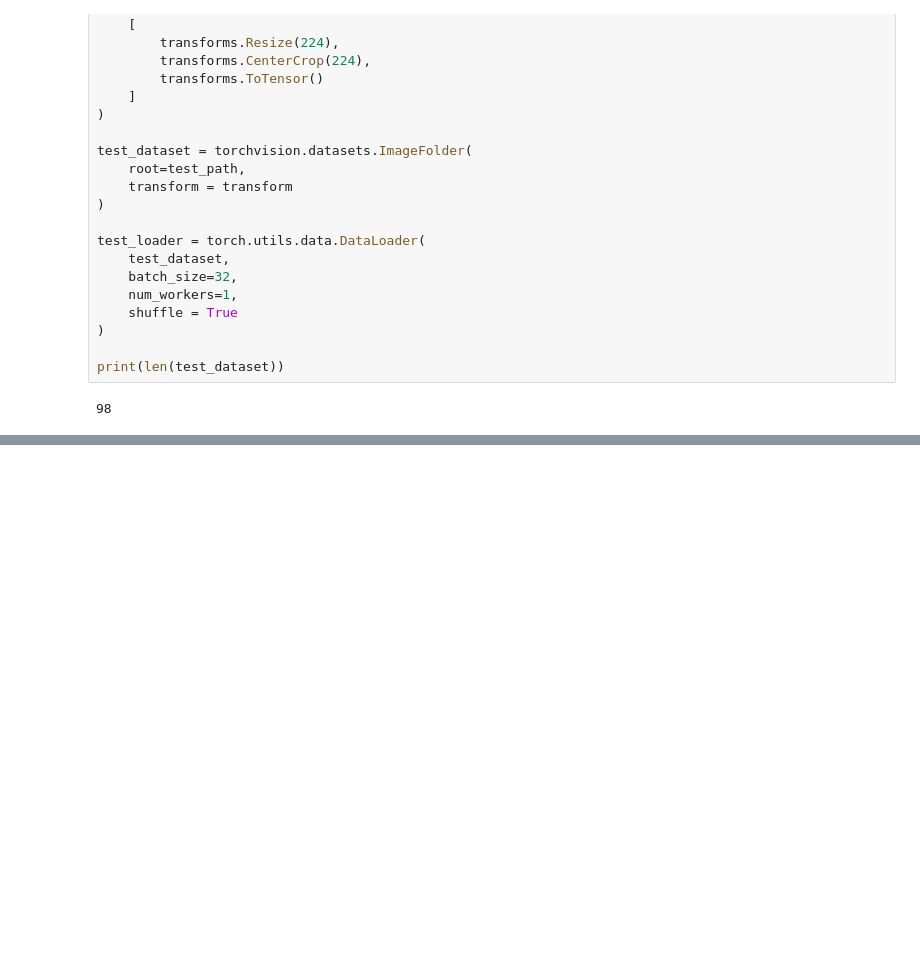
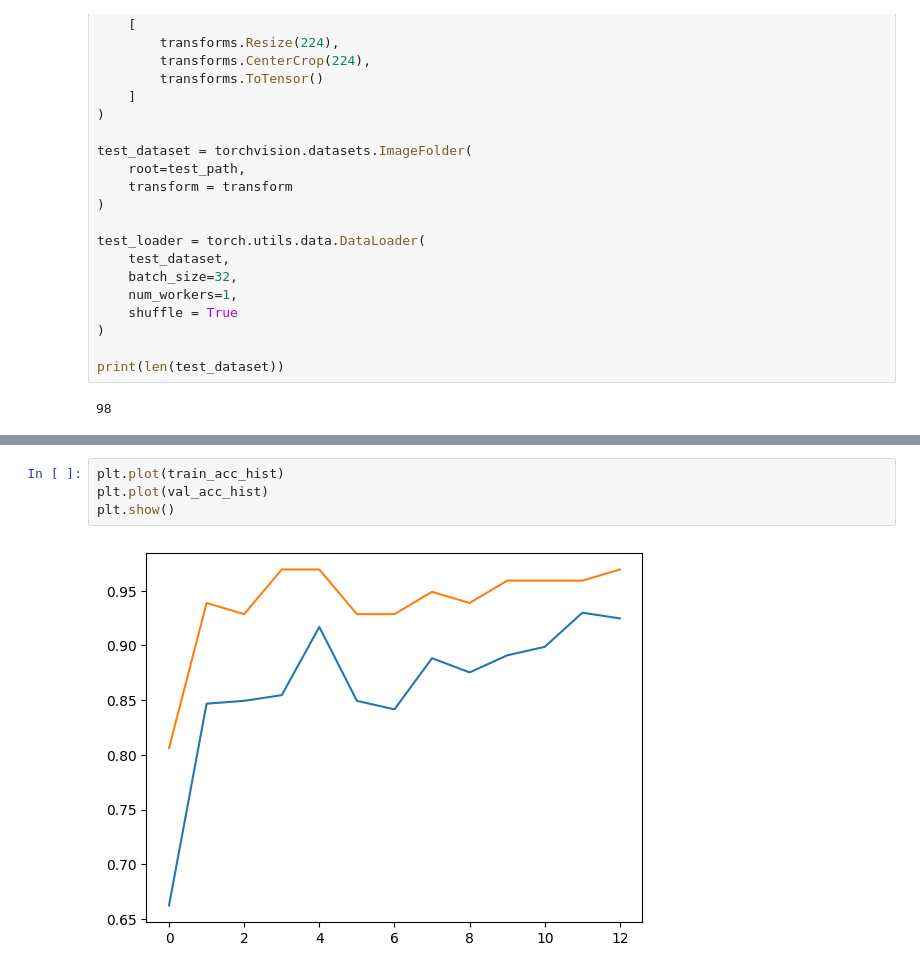
Before and after one commit to CozyBuddy/pytorch, a Jupyter notebook: 이미지분류2.ipynb, the cells around one changed output, grey strips where cells are left out. Drawn from its saved outputs; the diff is of its cells as text; blank space fills up the shorter version.

```diff
--- a/이미지분류2.ipynb
+++ b/이미지분류2.ipynb
@@ -264,0 +281,6 @@ Best Acc: 0.663265
+# %%
+plt.plot(train_acc_hist)
+plt.plot(val_acc_hist)
+plt.show()
+# %% [output]
+[figure, added]
```
Also changed, not shown: parts of 14 cells of this notebook, 5 other files.
